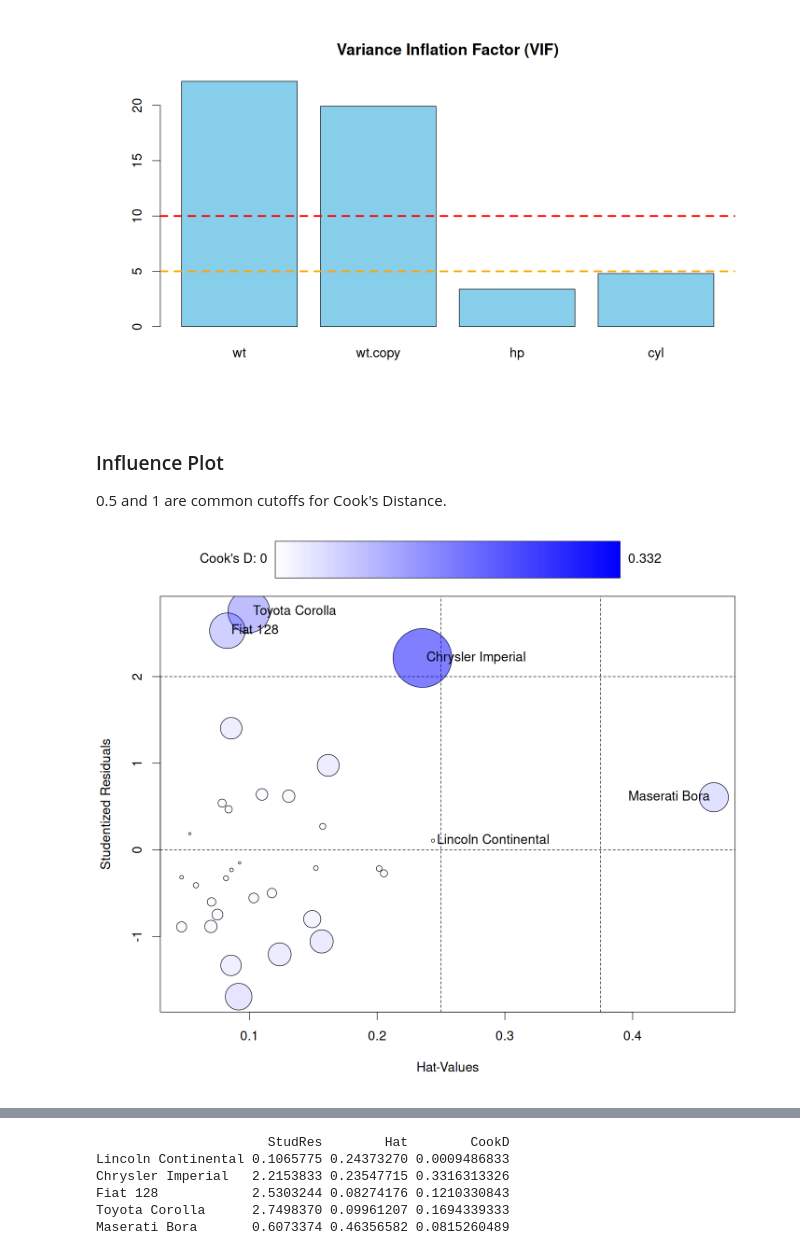
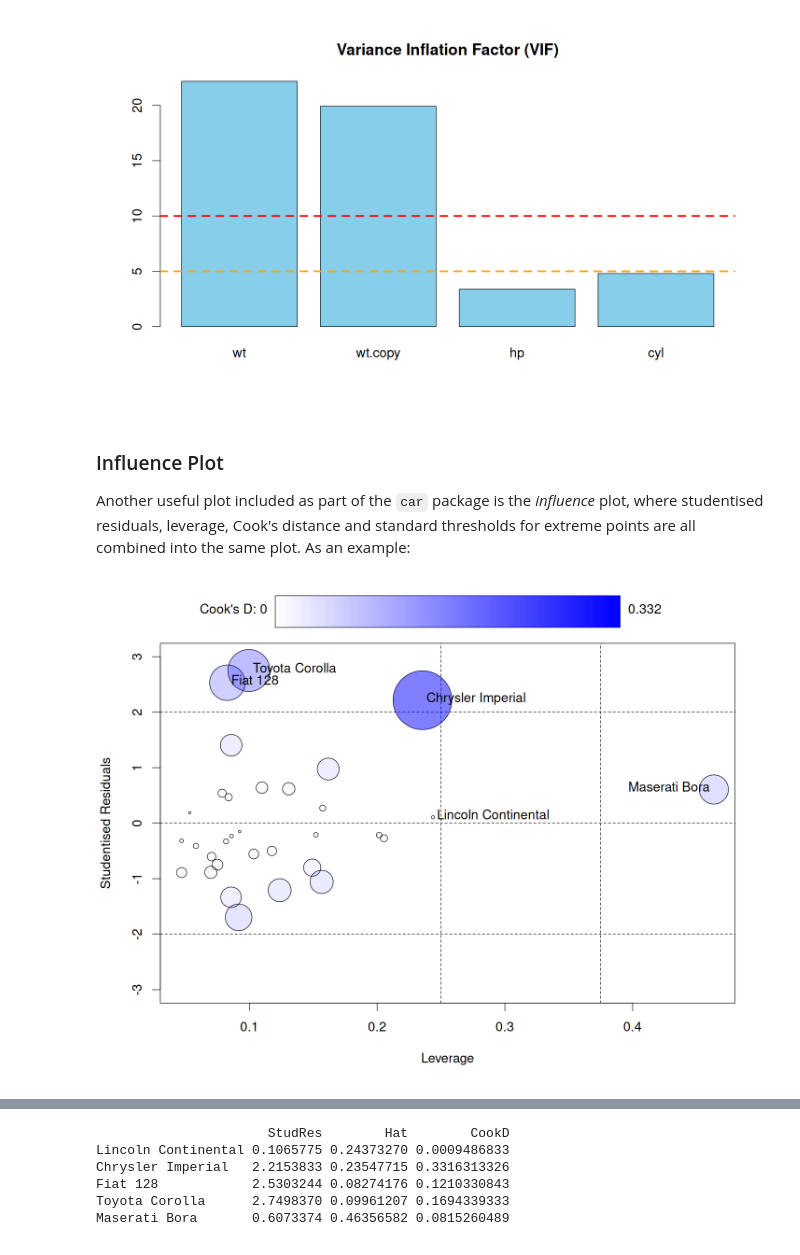
Before and after one commit to PCHN63101-Advanced-Data-Skills/Assumptions-Diagnostics-Transforms, a Jupyter notebook: _build/html/_sources/4.diagnostic-plots.ipynb, the cells around one changed output, grey strips where cells are left out. Saved outputs shown, nothing was run; the diff lists cells and outputs as text; code cells hidden in the pictures.

```diff
--- a/_build/html/_sources/4.diagnostic-plots.ipynb
+++ b/_build/html/_sources/4.diagnostic-plots.ipynb
@@ -85,12 +86,14 @@ abline(h=10, col="red",    lty=2, lwd=3)
 [figure]
 # %% [markdown]
 ### Influence Plot
-
-0.5 and 1 are common cutoffs for Cook's Distance.
+Another useful plot included as part of the `car` package is the *influence* plot, where studentised residuals, leverage, Cook's distance and standard thresholds for extreme points are all combined into the same plot. As an example:
 # %%
 options(repr.plot.width=12, repr.plot.height=9)
 # %%
 par(cex=1.4)
-bad.points <- influencePlot(mod)
+note <- influencePlot(mod,
+                ylim=c(-3,3), # Make thresholds visible (DON'T DO THIS NORMALLY)
+                xlab="Leverage",
+                ylab="Studentised Residuals")
 # %% [output]
-[figure, old version]
+[figure, new version]
```
Also changed, not shown: parts of 15 cells of this notebook, 30 other files.
